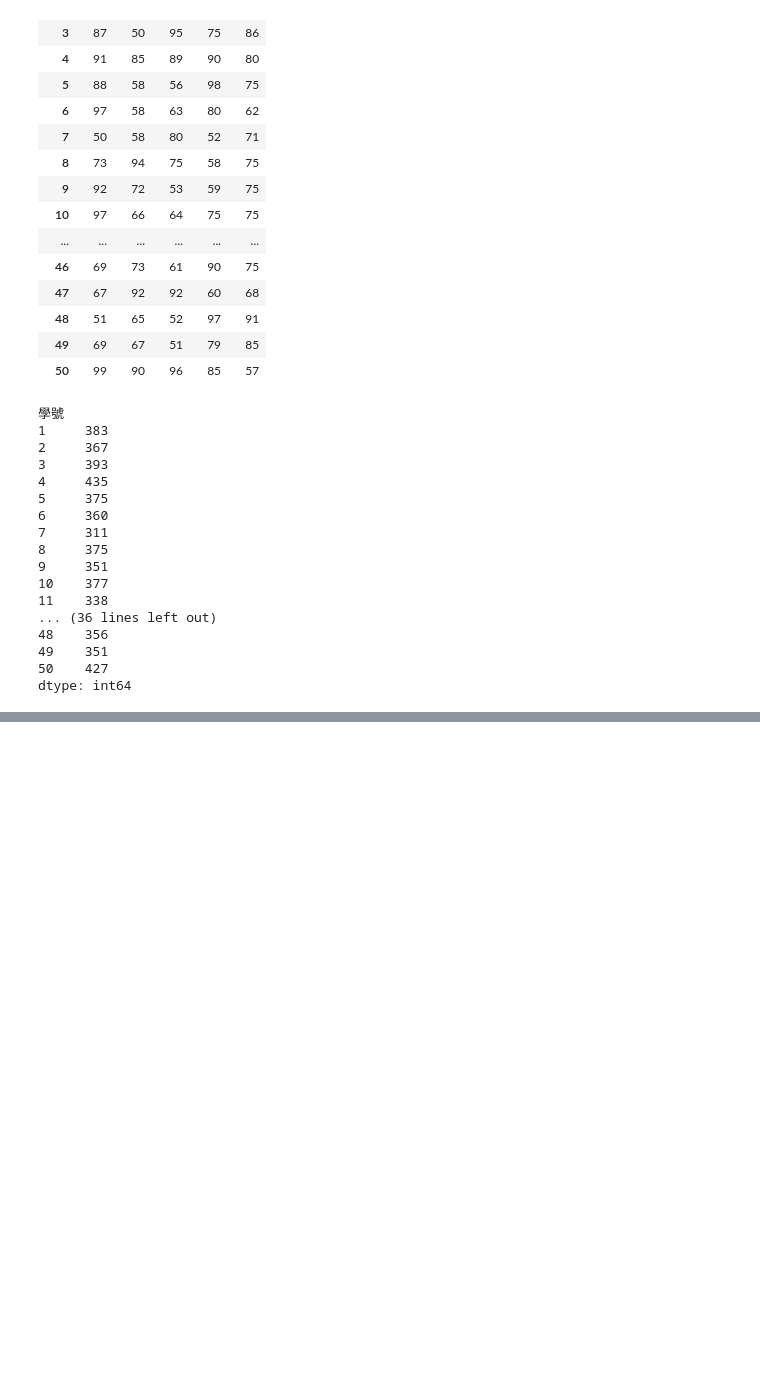
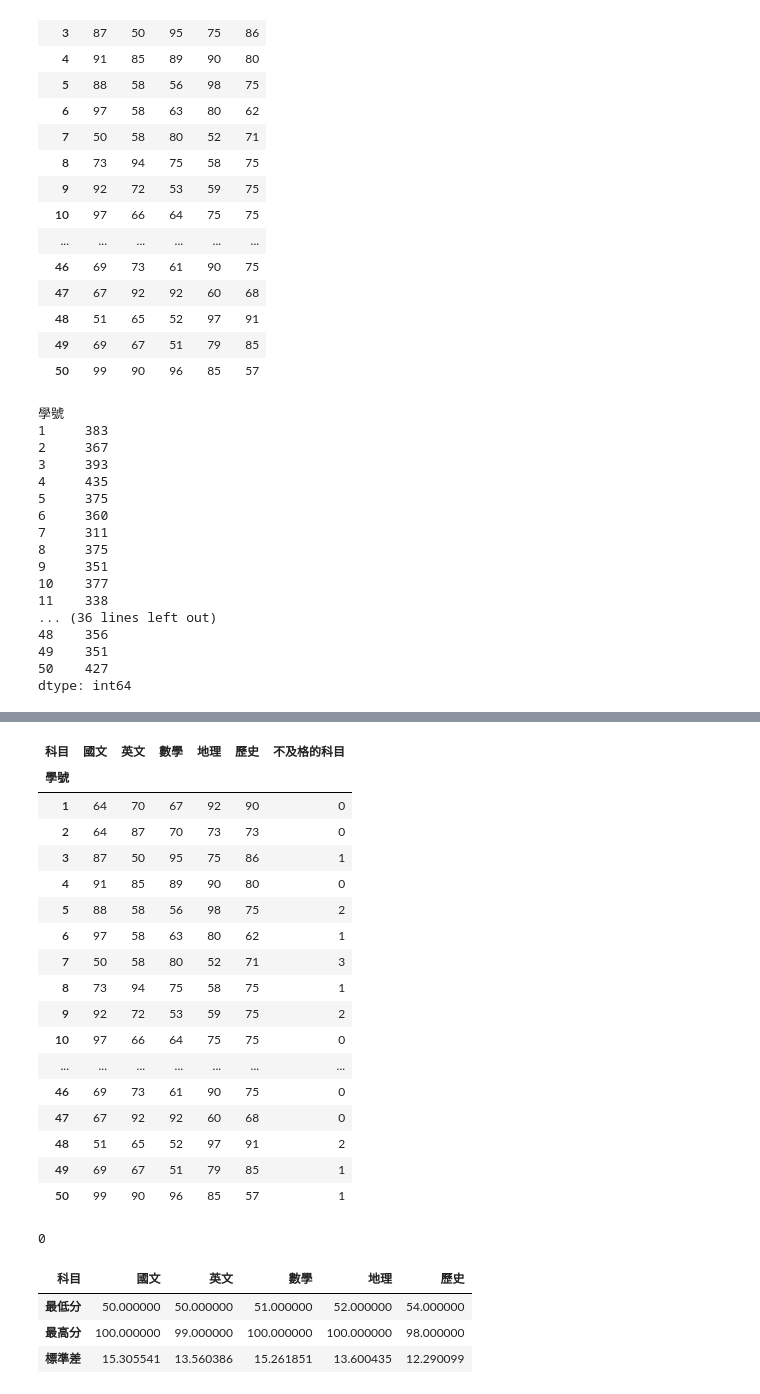
Before and after one commit to Horace2024/_2024_10_22_python_test, a Jupyter notebook: lesson17/lesson17_2.ipynb, the cells around one changed output, grey strips where cells are left out. Drawn from its saved outputs; the diff is of its cells as text; code cells hidden in the pictures; blank space fills up the shorter version.

```diff
--- a/lesson17/lesson17_2.ipynb
+++ b/lesson17/lesson17_2.ipynb
@@ -47,3 +47,5 @@ scores_df.apply(cal1,axis=1)
 49    351
 50    427
 dtype: int64
+# %%
+scores_df1 = scores_df.copy()
@@ -49,0 +74,39 @@ dtype: int64
+# %%
+def cal2(s):
+    nums = int(s[s<60].count())
+    return nums
+scores_df1['不及格的科目'] = scores_df.apply(cal2,axis=1)
+scores_df1
+# %% [output]
+| 科目 | 國文 | 英文 | 數學 | 地理 | 歷史 | 不及格的科目 |
+| 學號 |  |  |  |  |  |  |
+| 1 | 64 | 70 | 67 | 92 | 90 | 0 |
+| 2 | 64 | 87 | 70 | 73 | 73 | 0 |
+| 3 | 87 | 50 | 95 | 75 | 86 | 1 |
+| 4 | 91 | 85 | 89 | 90 | 80 | 0 |
+| 5 | 88 | 58 | 56 | 98 | 75 | 2 |
+| 6 | 97 | 58 | 63 | 80 | 62 | 1 |
+| 7 | 50 | 58 | 80 | 52 | 71 | 3 |
+| 8 | 73 | 94 | 75 | 58 | 75 | 1 |
+| 9 | 92 | 72 | 53 | 59 | 75 | 2 |
+| 10 | 97 | 66 | 64 | 75 | 75 | 0 |
+| ... | ... | ... | ... | ... | ... | ... |
+| 46 | 69 | 73 | 61 | 90 | 75 | 0 |
+| 47 | 67 | 92 | 92 | 60 | 68 | 0 |
+| 48 | 51 | 65 | 52 | 97 | 91 | 2 |
+| 49 | 69 | 67 | 51 | 79 | 85 | 1 |
+| 50 | 99 | 90 | 96 | 85 | 57 | 1 |
+# %%
+s1 = scores_df.iloc[1]
+int(s1[s1<60].count())
+# %% [output]
+0
+# %%
+def cal3(s):
+    return pd.Series([s.min(),s.max(),s.std()],index=['最低分','最高分','標準差'])
+scores_df.apply(cal3)
+# %% [output]
+| 科目 | 國文 | 英文 | 數學 | 地理 | 歷史 |
+| 最低分 | 50.000000 | 50.000000 | 51.000000 | 52.000000 | 54.000000 |
+| 最高分 | 100.000000 | 99.000000 | 100.000000 | 100.000000 | 98.000000 |
+| 標準差 | 15.305541 | 13.560386 | 15.261851 | 13.600435 | 12.290099 |
```
Also changed, not shown: parts of 4 cells of this notebook, 2 other files.
